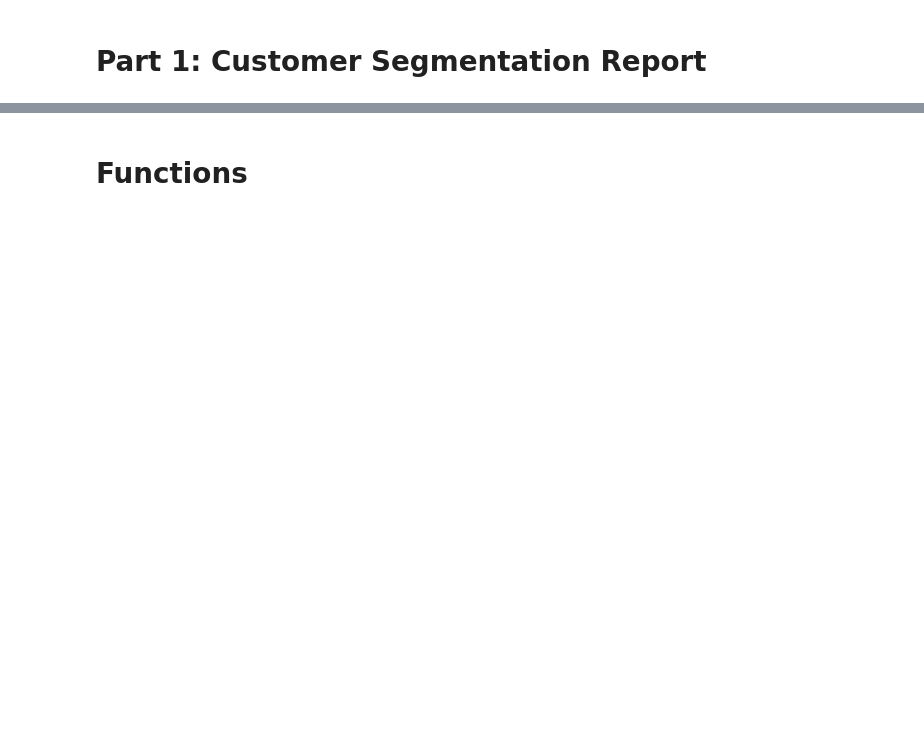
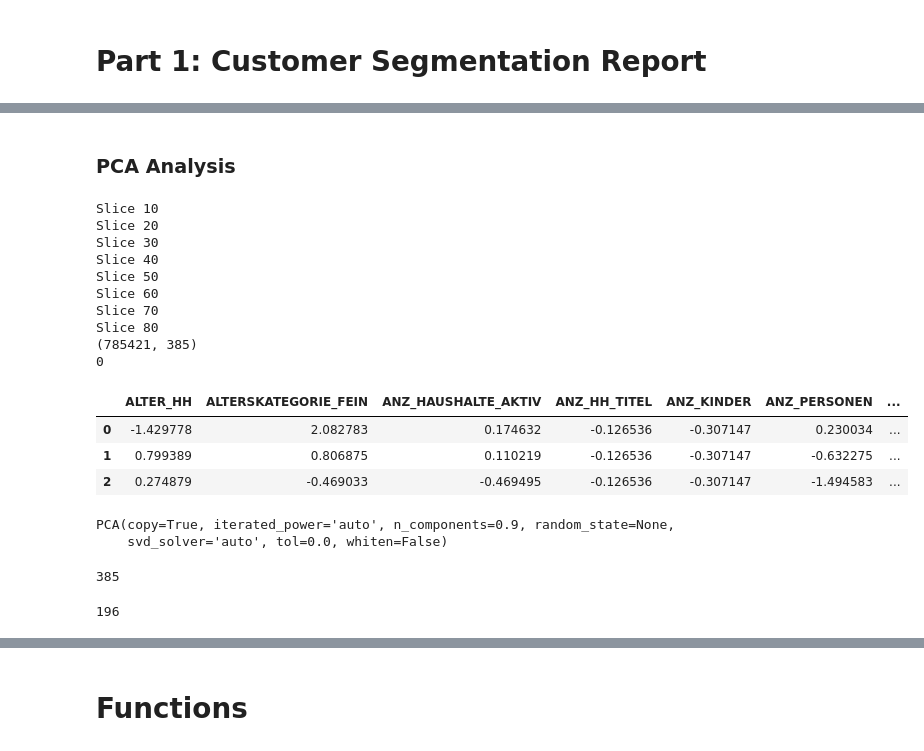
Before and after one commit to TobiPrae/customer_segmentation, a Jupyter notebook: CustomerSegmentation.ipynb, the cells around one changed output, grey strips where cells are left out. Cells and saved outputs as stored; diff of their text form; code cells hidden in the pictures; blank space fills up the shorter version.

```diff
--- a/CustomerSegmentation.ipynb
+++ b/CustomerSegmentation.ipynb
@@ -368,2 +362,18 @@ print(set(df_customers_transformed.columns).difference(set(df_azdias_transformed
+# %%
+start = 0
+step = 10000
+end = step
+
+for i in range(1, 81):
+  print(f"split {i}: {start} - {end}")
+  scaled_df.iloc[start:end,:].to_csv(f"df_azdias_scaled_{i}.csv", index=False)
+  files = drive.CreateFile({'title' : f"df_azdias_scaled_{i}.csv"})
+  files.SetContentFile(f"df_azdias_scaled_{i}.csv")
+  files.Upload()
+  drive.CreateFile({'id': files.get(f"df_azdias_scaled_{i}.csv")})
+  start += step
+  end += step
+  print("____________________________")
+print("upload completed")
 # %% [markdown]
 # Part 1: Customer Segmentation Report
@@ -385,0 +380,46 @@ scaled_features = StandardScaler().fit_transform(df_azdias_transformed.values)
+# %% [markdown]
+### PCA Analysis
+# %%
+# Get list of every available file in google drive
+file_list = drive.ListFile({'q': "'root' in parents and trashed=false"}).GetList()
+ticker=0
+data=dict()
+for file1 in file_list:
+  if(ticker == 80):
+    break
+  else:
+    data[file1['title']] = file1['id']
+  ticker+=1
+# %%
+# Load data
+download_data = drive.CreateFile({'id': data[f"df_azdias_scaled_{1}.csv"]})
+download_data.GetContentFile(f"df_azdias_scaled_{1}.csv")
+df = pd.read_csv(f"df_azdias_scaled_{1}.csv")
+
+for i in range(2, 81):
+  if(i in [10, 20, 30, 40, 50, 60, 70, 80]):
+    print(f"Slice {i}")
+  download_data = drive.CreateFile({'id': data[f"df_azdias_scaled_{i}.csv"]})
+  download_data.GetContentFile(f"df_azdias_scaled_{i}.csv")
+  temp = pd.read_csv(f"df_azdias_scaled_{i}.csv")
+
+  df = pd.concat([df, temp], axis=0)
+
+print(df.shape)
+print(sum(df.isna().sum()))
+df.head(3)
+# %% [output]
+Slice 10
+Slice 20
+Slice 30
+Slice 40
+Slice 50
+Slice 60
+Slice 70
+Slice 80
+(785421, 385)
+0
+|  | ALTER_HH | ALTERSKATEGORIE_FEIN | ANZ_HAUSHALTE_AKTIV | ANZ_HH_TITEL | ANZ_KINDER | ANZ_PERSONEN | ... |
+| 0 | -1.429778 | 2.082783 | 0.174632 | -0.126536 | -0.307147 | 0.230034 | ... |
+| 1 | 0.799389 | 0.806875 | 0.110219 | -0.126536 | -0.307147 | -0.632275 | ... |
+| 2 | 0.274879 | -0.469033 | -0.469495 | -0.126536 | -0.307147 | -1.494583 | ... |
@@ -385,0 +428,13 @@ scaled_features = StandardScaler().fit_transform(df_azdias_transformed.values)
+# %%
+pca.fit(np.array(df))
+# %% [output]
+PCA(copy=True, iterated_power='auto', n_components=0.9, random_state=None,
+    svd_solver='auto', tol=0.0, whiten=False)
+# %%
+pca.n_features_
+# %% [output]
+385
+# %%
+pca.n_components_
+# %% [output]
+196
```
Also changed, not shown: parts of 101 cells of this notebook.
